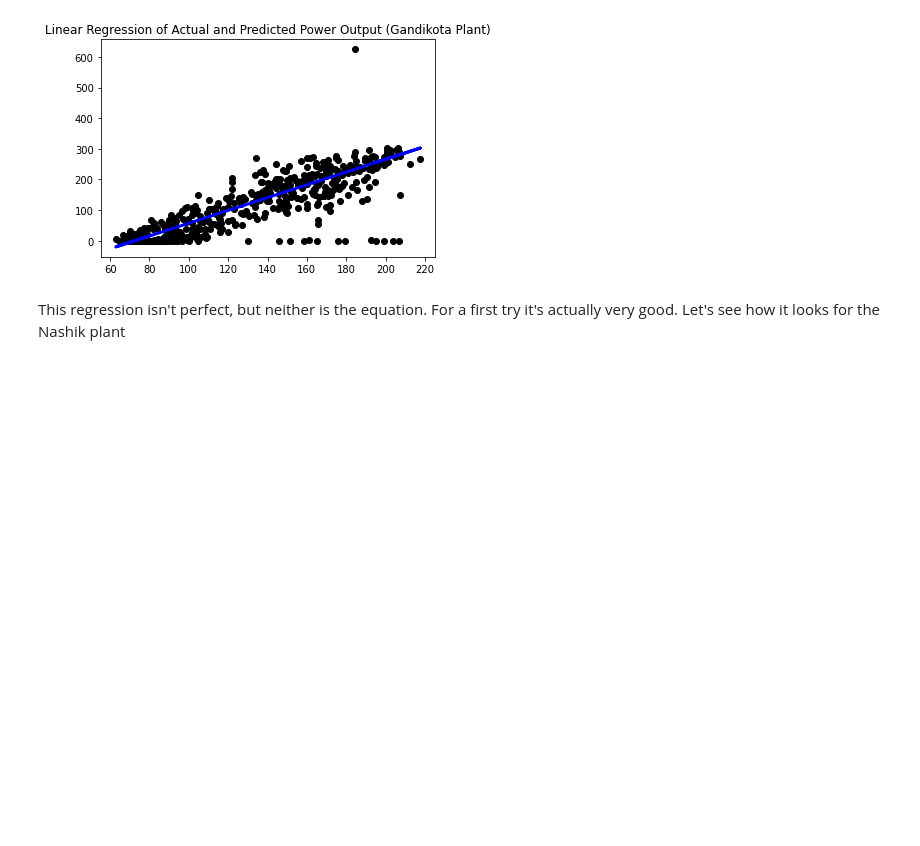
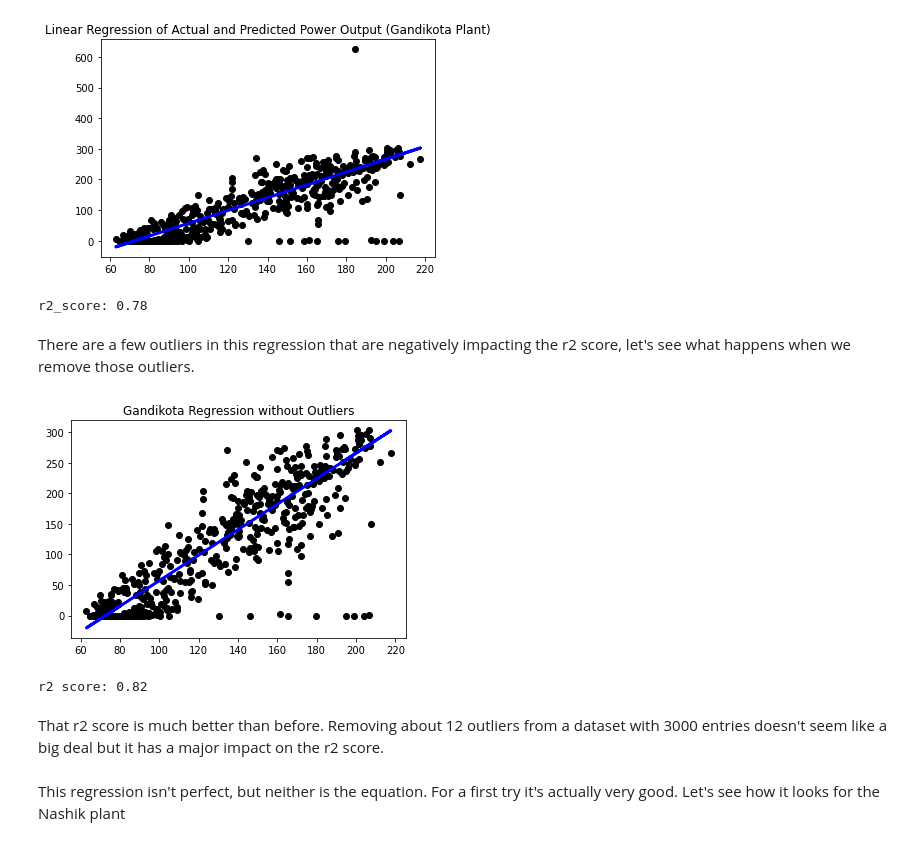
Before and after one commit to Bench-amblee/springboard, a Jupyter notebook: capstone_2/solar_power_pre_processing.ipynb, the cells around one changed output. Cells and saved outputs as stored; diff of their text form; code cells hidden in the pictures; blank space fills up the shorter version.

```diff
--- a/capstone_2/solar_power_pre_processing.ipynb
+++ b/capstone_2/solar_power_pre_processing.ipynb
@@ -324,6 +326,46 @@ plt.plot(X_test, power_pred, color='blue', linewidth=3)
 plt.title('Linear Regression of Actual and Predicted Power Output (Gandikota Plant)');
 # %% [output]
 [figure]
+# %%
+from sklearn.metrics import r2_score
+y_pred = rModel.predict(X_test.reshape(-1,1))
+print('r2_score: %.2f'
+      % r2_score(y_test, y_pred))
+# %% [output]
+r2_score: 0.78
+# %% [markdown]
+There are a few outliers in this regression that are negatively impacting the r2 score, let's see what happens when we remove those outliers.
+# %%
+index_1 = []
+index_2 = []
+for i in range(len(X_test)):
+    if y_test[i] > 400:
+        index_1.append(i)
+    if X_test[i] > 140 and y_test[i] < 50:
+        index_2.append(i)
+y_test = np.delete(y_test,index_1)
+X_test = np.delete(X_test,index_1)
+y_test = np.delete(y_test,index_2)
+X_test = np.delete(X_test,index_2)
+
+rModel = linear_model.LinearRegression(normalize=True)
+
+rModel.fit(X_train.reshape(-1,1), y_train)
+
+power_pred = rModel.predict(X_test.reshape(-1,1))
+plt.scatter(X_test, y_test,  color='black')
+plt.plot(X_test, power_pred, color='blue', linewidth=3)
+plt.title('Gandikota Regression without Outliers');
+# %% [output]
+[figure, added]
+# %%
+y_pred = rModel.predict(X_test.reshape(-1,1))
+print('r2 score: %.2f'
+      % r2_score(y_test, y_pred))
+# %% [output]
+r2 score: 0.82
+# %% [markdown]
+That r2 score is much better than before. Removing about 12 outliers from a dataset with 3000 entries doesn't seem like a big deal but it has a major impact on the r2 score.
 # %% [markdown]
 This regression isn't perfect, but neither is the equation. For a first try it's actually very good. Let's see how it looks for the Nashik plant
 # %%
```
Also changed, not shown: parts of 8 cells of this notebook.
